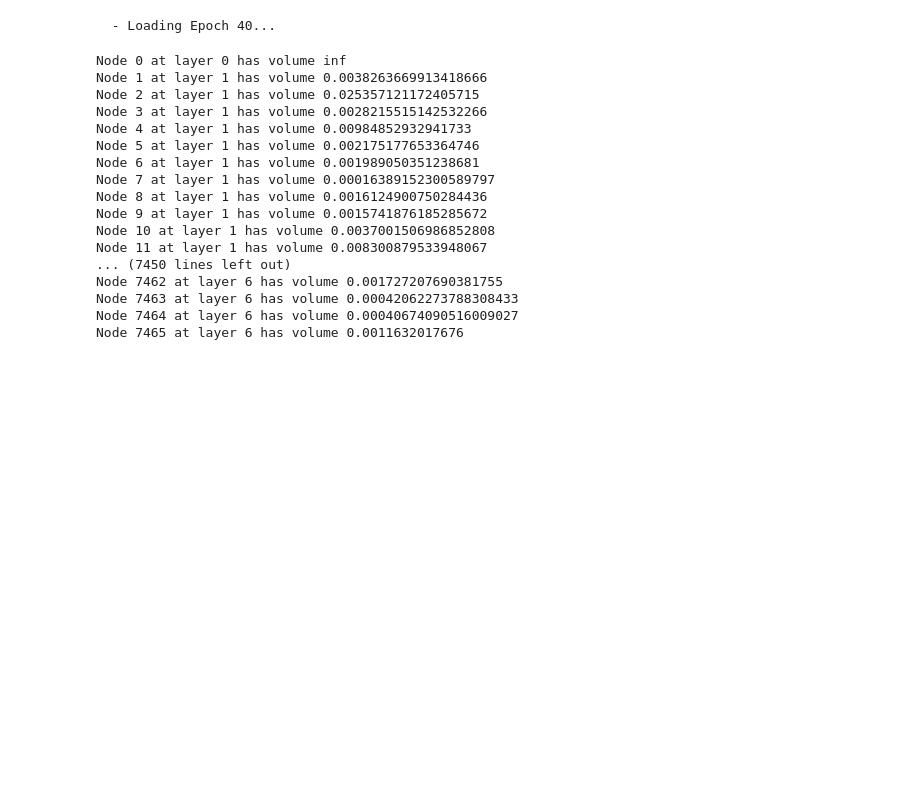
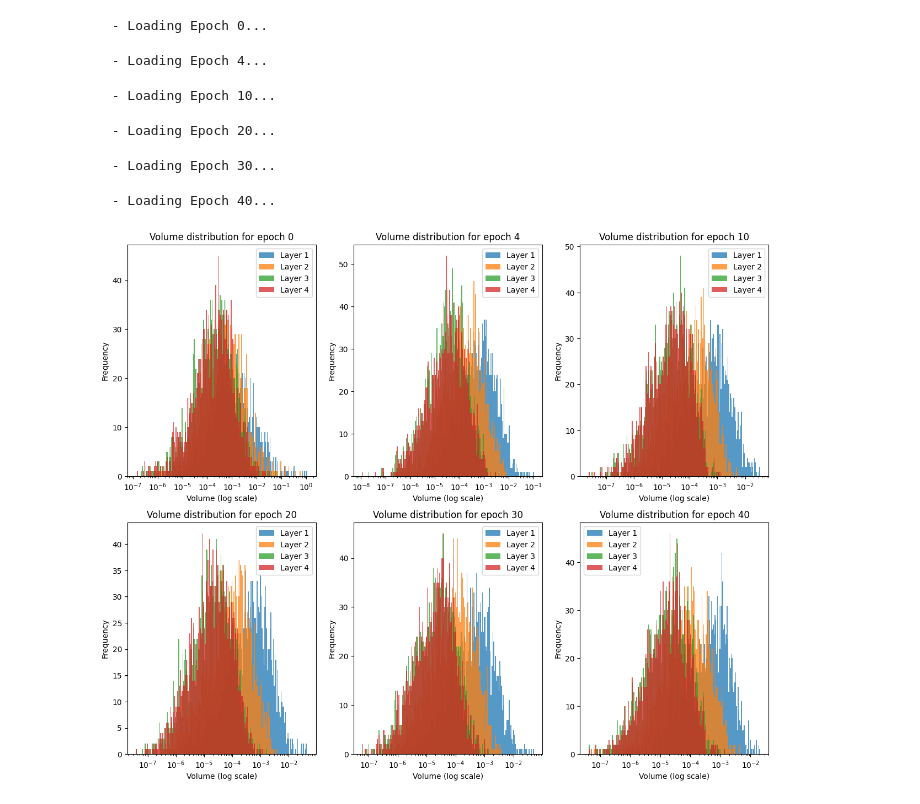
Before and after one commit to Johanmkr/WP1-Polyhedra, a Jupyter notebook: notebooks/check_h5_file.ipynb, the cells around one changed output. Drawn from its saved outputs; the diff is of its cells as text; code cells hidden in the pictures; blank space fills up the shorter version.

```diff
--- a/notebooks/check_h5_file.ipynb
+++ b/notebooks/check_h5_file.ipynb
@@ -8,31 +8,57 @@ sys.path.append('../')
 from geobin_py.reconstruction import Tree, Region
 from src_experiment.paths import outputs
 # %%
-h5file = outputs/ "moons_big/moons_big.h5"
-epoch = 40
-tree = Tree(h5file, epoch)
+# h5file = outputs/ "moons_big/moons_big.h5"
+# epoch = 40
+# tree = Tree(h5file, epoch)
-# %% [output]
-  - Loading Epoch 40...
 # %%
-all_nodes = np.concatenate([tree.get_regions_at_layer(l) for l in range(tree.L + 1)])
+# all_nodes = np.concatenate([tree.get_regions_at_layer(l) for l in range(tree.L + 1)])
 
-for node in all_nodes:
-    print(f"Region {node.id} at layer {node.layer} has volume {node.volume}")
+# for node in all_nodes:
+#     print(f"Region {node.id} at layer {node.layer} has volume {node.volume}")
-# %% [output]
-Node 0 at layer 0 has volume inf
-Node 1 at layer 1 has volume 0.0038263669913418666
-Node 2 at layer 1 has volume 0.025357121172405715
-Node 3 at layer 1 has volume 0.0028215515142532266
-Node 4 at layer 1 has volume 0.00984852932941733
-Node 5 at layer 1 has volume 0.002175177653364746
-Node 6 at layer 1 has volume 0.001989050351238681
-Node 7 at layer 1 has volume 0.00016389152300589797
-Node 8 at layer 1 has volume 0.0016124900750284436
-Node 9 at layer 1 has volume 0.0015741876185285672
-Node 10 at layer 1 has volume 0.0037001506986852808
-Node 11 at layer 1 has volume 0.008300879533948067
-... (7450 lines left out)
-Node 7462 at layer 6 has volume 0.001727207690381755
-Node 7463 at layer 6 has volume 0.00042062273788308433
-Node 7464 at layer 6 has volume 0.00040674090516009027
-Node 7465 at layer 6 has volume 0.0011632017676
+# %%
+def histogram_for_layers(ax, tree, epoch):
+    # 1. Determine the global min and max volumes to keep bins consistent across layers
+    # (Optional, but recommended for visual comparison)
+    all_volumes = []
+
+    for layer in range(1, tree.L + 1):
+        nodes = tree.get_regions_at_layer(layer)
+        v_layer = [v.volume for v in nodes if v.volume > 0 and np.isfinite(v.volume)]
+        all_volumes.extend(v_layer)
+
+    if not all_volumes:
+        return
+
+    # 2. Create logarithmic bin edges
+    # We take the log10 of the min and max to define the range
+    min_v, max_v = min(all_volumes), max(all_volumes)
+    bins = np.logspace(np.log10(min_v), np.log10(max_v), 200)
+
+    # 3. Plot using the custom bins
+    for layer in range(1, tree.L + 1):
+        nodes = tree.get_regions_at_layer(layer)
+        volumes = [node.volume for node in nodes if node.volume > 0 and np.isfinite(node.volume)]
+
+        ax.hist(volumes, bins=bins, alpha=0.75, label=f"Layer {layer}")
+
+    ax.set_xscale("log")
+    ax.set_title(f"Volume distribution for epoch {epoch}")
+    ax.set_xlabel("Volume (log scale)")
+    ax.set_ylabel("Frequency")
+    ax.legend()
+# %%
+import tqdm
+fig, ax = plt.subplots(ncols=3, nrows=2, figsize=(15, 12))
+for epoch, ax in tqdm.tqdm(zip([0,4,10,20,30,40], ax.flat)):
+    tree = Tree(h5file, epoch)
+    histogram_for_layers(ax, tree, epoch)
+plt.show()
+# %% [output]
+  - Loading Epoch 0...
+  - Loading Epoch 4...
+  - Loading Epoch 10...
+  - Loading Epoch 20...
+  - Loading Epoch 30...
+  - Loading Epoch 40...
+[figure, added]
```
Also changed, not shown: 8 other files.
